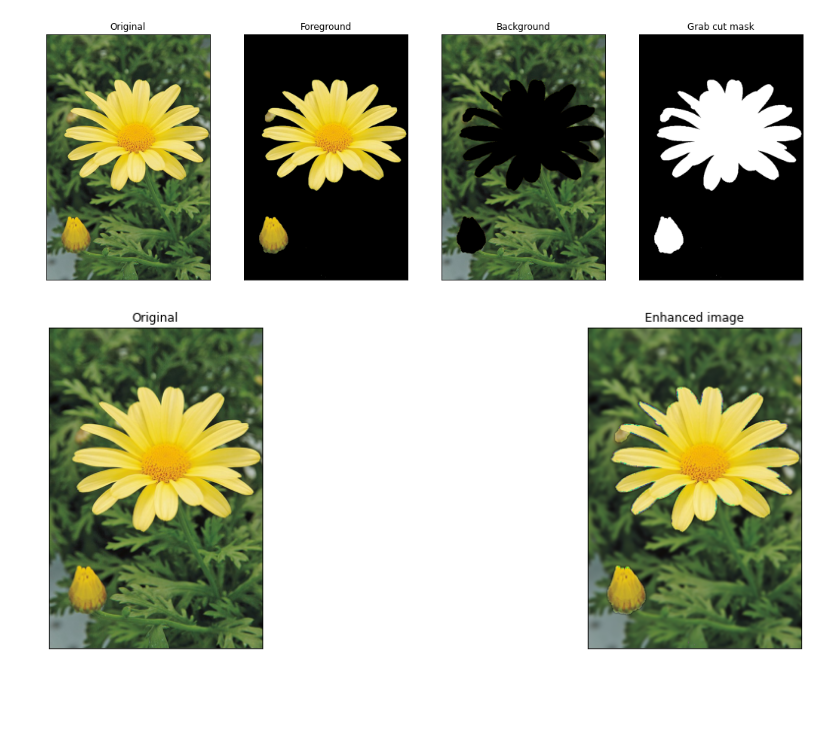
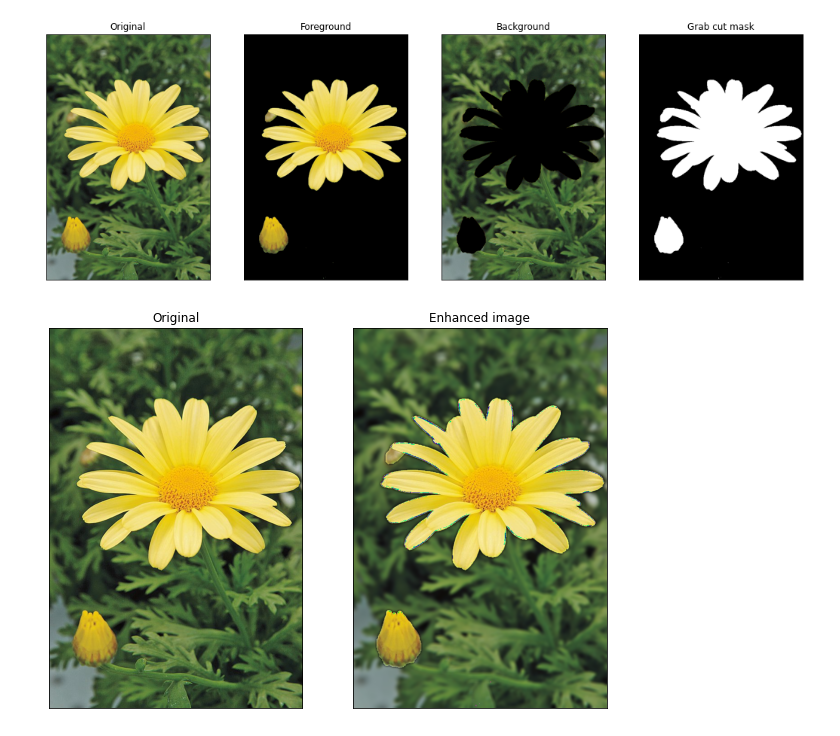
Before and after one commit to dulmi-99/Image-Processing-and-Machine-Vision, a Jupyter notebook: Assignments/Assignment 1/190107T_a01.ipynb, the cells around one changed output. Cells and saved outputs as stored; diff of their text form; code cells hidden in the pictures; blank space fills up the shorter version.

```diff
--- a/Assignments/Assignment 1/190107T_a01.ipynb
+++ b/Assignments/Assignment 1/190107T_a01.ipynb
@@ -412,24 +408,24 @@ plt.show()
 # %%
 import numpy as np
 import cv2 as cv
 import matplotlib.pyplot as plt
 
 k_size = 9
 sigma = 4
 blurred_bg =cv.GaussianBlur(daisy_bg,(k_size,k_size),sigma)
 
 enhanced_daisy=np.add(daisy_fg,blurred_bg)
 
-fig, ax =plt.subplots(1,2, sharex ='all', sharey ='all', figsize=(18,6))
+fig, ax =plt.subplots(1,2, sharex ='all', sharey ='all', figsize=(10,10))
 
 ax[0].imshow(cv.cvtColor(daisy, cv.COLOR_BGR2RGB))
 ax[0].set_title("Original")
 ax[0].set_xticks([]),ax[0].set_yticks([])
 
 ax[1].imshow(cv.cvtColor(enhanced_daisy, cv.COLOR_BGR2RGB))
 ax[1].set_title("Enhanced image")
 ax[1].set_xticks([]),ax[1].set_yticks([])
 
 plt.show()
 # %% [output]
-[figure, old version]
+[figure, new version]
```
Also changed, not shown: parts of 2 cells of this notebook, 1 other file.
